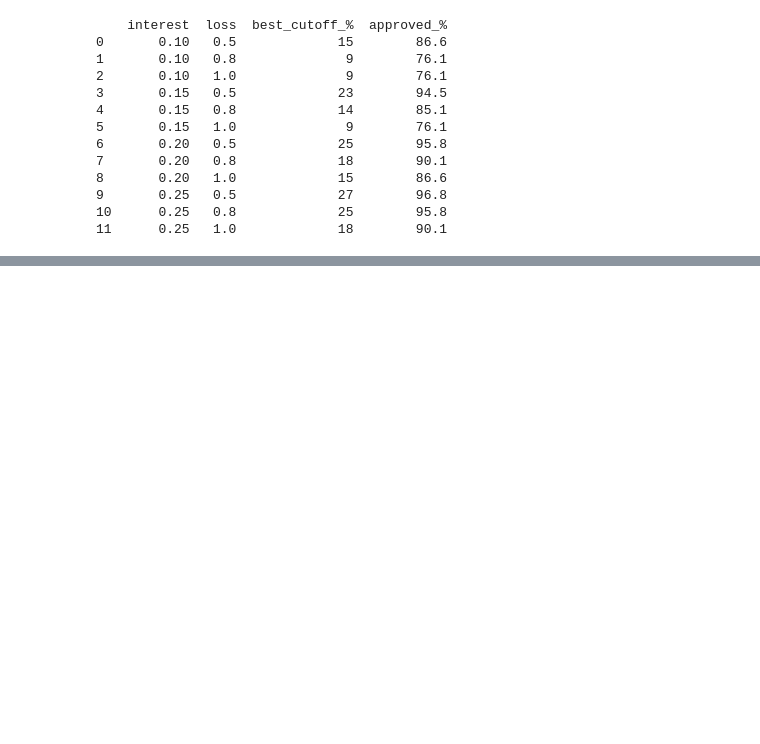
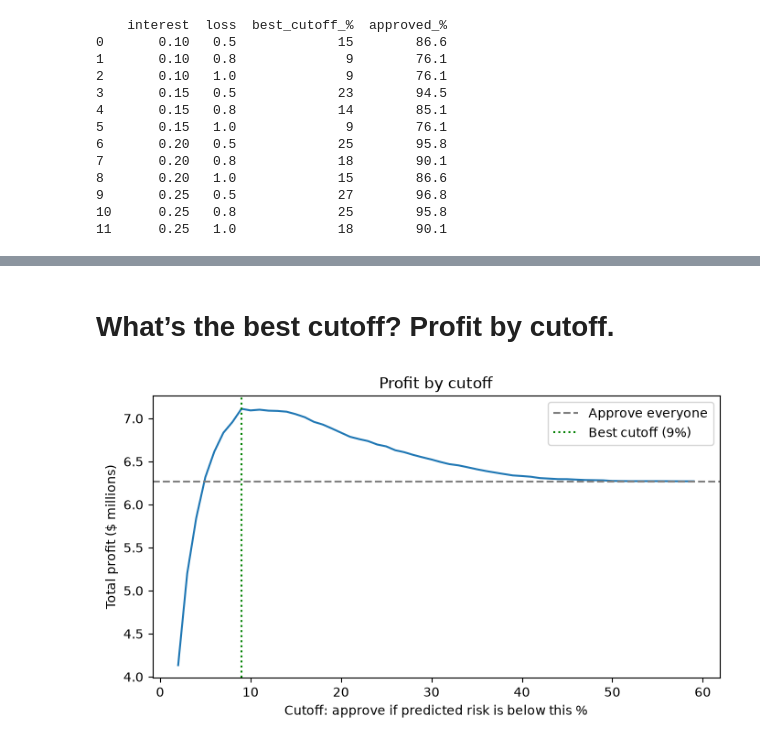
Before and after one commit to jrella18/BHDAC-Fall-26-Case-Comp, a Jupyter notebook: Logsitic Regression_RF_.ipynb, the cells around one changed output, grey strips where cells are left out. Saved outputs shown, nothing was run; the diff lists cells and outputs as text; code cells hidden in the pictures; blank space fills up the shorter version.

```diff
--- a/Logsitic Regression_RF_.ipynb
+++ b/Logsitic Regression_RF_.ipynb
@@ -220,0 +237,17 @@ print(pd.DataFrame(rows, columns=["interest", "loss", "best_cutoff_%", "approved
+# %% [markdown]
+# What’s the best cutoff? Profit by cutoff.
+# %%
+best = table.loc[table["profit"].idxmax()]
+
+plt.figure(figsize=(8, 4))
+plt.plot(table["cutoff_%"], table["profit"] / 1e6)
+plt.axhline(res["profit"].sum() / 1e6, linestyle="--", color="gray", label="Approve everyone")
+plt.axvline(best["cutoff_%"], linestyle=":", color="green", label=f"Best cutoff ({best['cutoff_%']:.0f}%)")
+plt.xlabel("Cutoff: approve if predicted risk is below this %")
+plt.ylabel("Total profit ($ millions)")
+plt.title("Profit by cutoff")
+plt.legend()
+plt.savefig("chart2_profit.png", dpi=200, bbox_inches="tight")
+plt.show()
+# %% [output]
+[figure, added]
```
Also changed, not shown: parts of 6 cells of this notebook, 4 other files.
